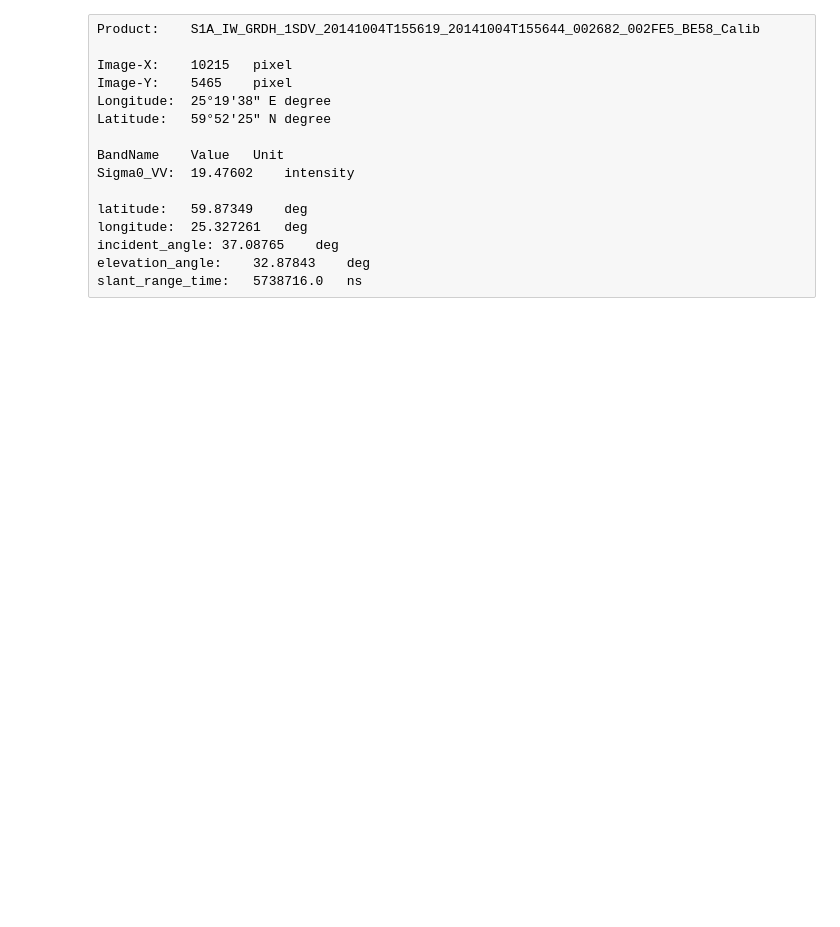
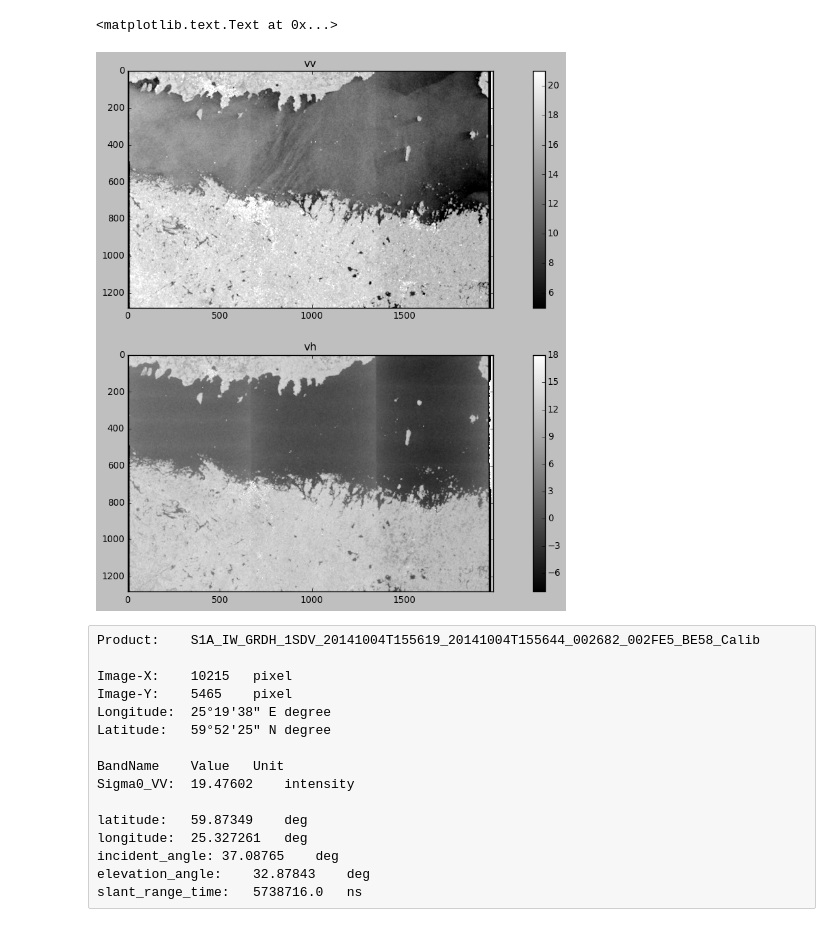
Before and after one commit to magican/PySOL, a Jupyter notebook: notebooks/Sentinel-1/0.0.0.Sentinel-1_sar_test.ipynb, the cells around one changed output. Saved outputs shown, nothing was run; the diff lists cells and outputs as text; code cells hidden in the pictures; blank space fills up the shorter version.

Commit message:
Now computing sigma0 for both polarisations

```diff
--- a/notebooks/Sentinel-1/0.0.0.Sentinel-1_sar_test.ipynb
+++ b/notebooks/Sentinel-1/0.0.0.Sentinel-1_sar_test.ipynb
@@ -35,3 +38,18 @@ __created__  = datetime.datetime(2014, 10, 28)
 __modified__ = datetime.datetime(2014, 11, 07)
 __version__  = "1.0"
 __status__   = "Development"
+# %%
+# READ THE RAW_COUNTS from GRD image
+
+def read_raw_counts(fn, fileLocation, polarization):
+
+
+    # Note that For SLC images BitsPerSample=32 and for GRD BitsPerSample=16
+
+    # im = Image.open(inpath + fileLocation['s1aiwgrd' + polarization])
+
+    im = zf.read(fn[:-4] + '.SAFE' + fileLocation['s1aiwgrd' + polarization][1:])
+    im = StringIO.StringIO(im) #Encode the raw data to be used by Image.open()
+    im = Image.open(im)        #Open the image
+
+    return asarray(im)
@@ -75,7 +201,7 @@ for n in range(len(dataObject)):
     fileLocation[k] = v # assign to new dict
 #     locals()['fileLocation_'+k]=v # create local variable from 'fileLocation' dict.key
 # %%
-# choose the productType/polarization
+# Get the productType/polarization
 
 metadataObject = manifest['xfdu:XFDU']['metadataSection']['metadataObject']
 for n in range(len(metadataObject)):
@@ -83,6 +209,8 @@ for n in range(len(metadataObject)):
         productType = metadataObject[n]['metadataWrap']['xmlData']['s1sarl1:standAloneProductInformation']['s1sarl1:productType']
         transmitterReceiverPolarisation = metadataObject[n]['metadataWrap']['xmlData']['s1sarl1:standAloneProductInformation']['s1sarl1:transmitterReceiverPolarisation']
 
-polarization = transmitterReceiverPolarisation[0].lower()
-print transmitterReceiverPolarisation, "You have chosen \'%s\'" %polarization
+polarization = []
+for p in range(0,len(transmitterReceiverPolarisation[0].lower())):
+    polarization.append(transmitterReceiverPolarisation[p].lower())
+print "Available polarizations: \'%s\'" %polarization
 # %% [output]
@@ -246,0 +278,16 @@ sigma0 = ( double(raw_counts)**2 - noiseLut_2 )/sigmaNought_2
+# %%
+plt.close('all')
+plt.figure(figsize=(16,16*double(sigma0w[polarization[0]].shape[0])/double(sigma0w[polarization[0]].shape[1])))
+plt.subplot(211)
+plt.imshow(10*log10(sigma0w[polarization[0]]), vmin=5, vmax=21)
+plt.gray()
+plt.colorbar()
+plt.title(polarization[0])
+plt.subplot(212)
+plt.imshow(10*log10(sigma0w[polarization[1]]), vmin=-8, vmax=18)
+plt.gray()
+plt.colorbar()
+plt.title(polarization[1])
+# %% [output]
+<matplotlib.text.Text at 0x...>
+[figure, added]
```
Also changed, not shown: parts of 19 cells of this notebook.
